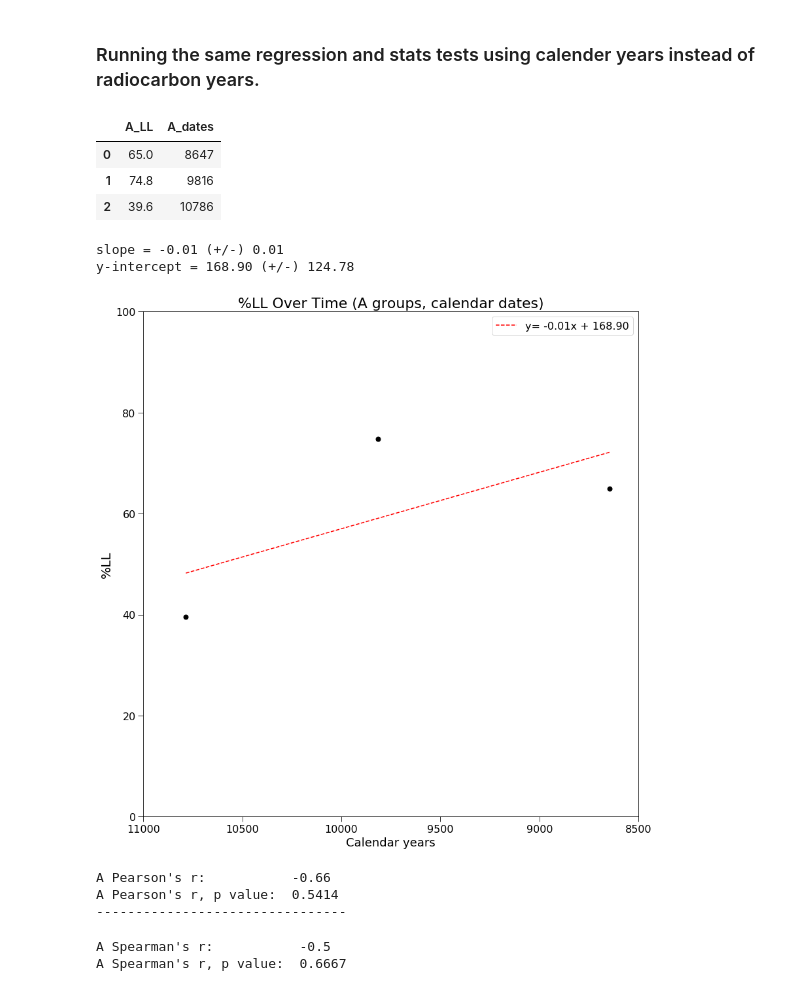
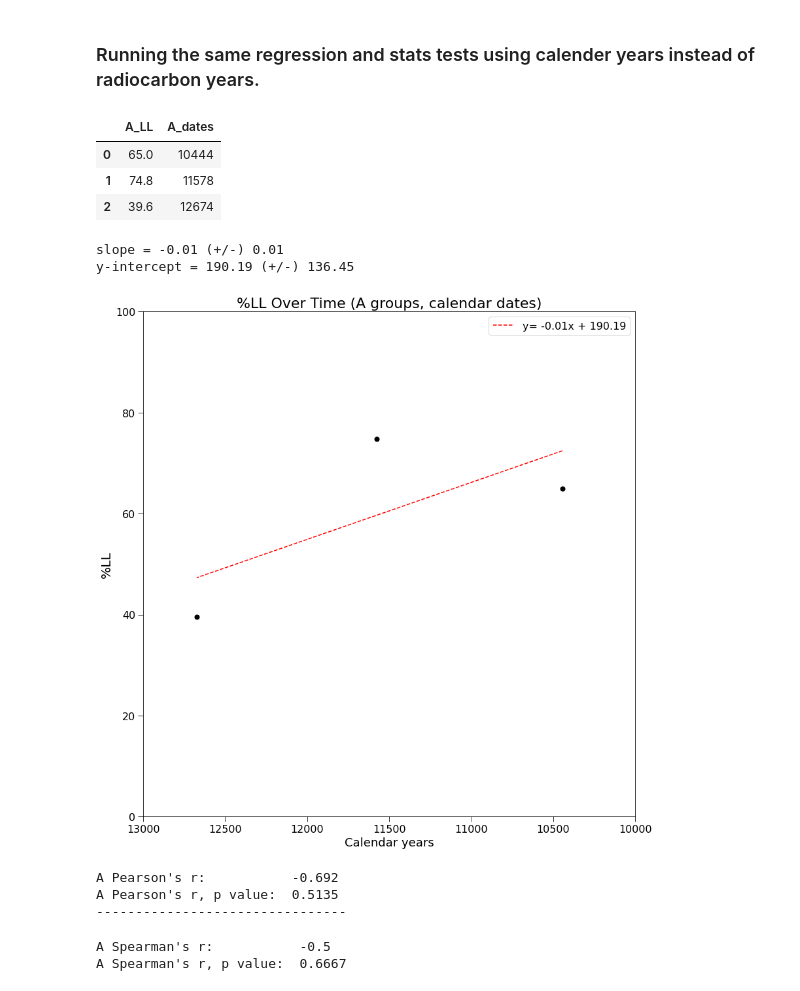
Before and after one commit to davehunt00/dhunt00_dissertation, a Jupyter notebook: Discoverability/notebooks/Landscape Learning - A Groups statistical tests.ipynb, the cells around one changed output. Drawn from its saved outputs; the diff is of its cells as text; code cells hidden in the pictures.

```diff
--- a/Discoverability/notebooks/Landscape Learning - A Groups statistical tests.ipynb
+++ b/Discoverability/notebooks/Landscape Learning - A Groups statistical tests.ipynb
@@ -821,7 +821,8 @@ strong multicollinearity or other numerical problems.
 ### Running the same regression and stats tests using calender years instead of radiocarbon years.
 # %%
 A_LL = [65.0, 74.8, 39.6]
-A_caldates = [8647, 9816, 10786]
+#A_caldates = [8647, 9816, 10786]
+A_caldates = [10444, 11578, 12674]
 #create dataset
 Acal_df = pd.DataFrame({'A_LL': A_LL,
                      'A_dates': A_caldates})
@@ -829,49 +830,49 @@ Acal_df = pd.DataFrame({'A_LL': A_LL,
 Acal_df
 # %% [output]
 |  | A_LL | A_dates |
-| 0 | 65.0 | 8647 |
-| 1 | 74.8 | 9816 |
-| 2 | 39.6 | 10786 |
+| 0 | 65.0 | 10444 |
+| 1 | 74.8 | 11578 |
+| 2 | 39.6 | 12674 |
 # %%
 fig = plt.figure(figsize=(12,12))
 gs = GridSpec(1,1)
 ax1 = fig.add_subplot(gs[0])
 
 ax1.plot(Acal_df.A_dates, Acal_df.A_LL, "ko", markersize=7)
 
 # popt_linear: this contains the fitting parameters
 # pcov_linear: estimated covariance of the fitting paramters
 popt_linear, pcov_linear = scipy.optimize.curve_fit(linear, Acal_df.A_dates, Acal_df.A_LL)
 perr_linear = np.sqrt(np.diag(pcov_linear))
 print ("slope = %0.2f (+/-) %0.2f" % (popt_linear[0], perr_linear[0]))
 print( "y-intercept = %0.2f (+/-) %0.2f" %(popt_linear[1], perr_linear[1]))
 
 ax1.plot(Acal_df.A_dates, linear(Acal_df.A_dates, *popt_linear), 'r--', label="y= %0.2fx + %0.2f" % (popt_linear[0], popt_linear[1]))
 
-ax1.set_xlim(11000,8500)
+ax1.set_xlim(13000,10000)
 ax1.set_ylim(0,100)
 
 ax1.set_title("%LL Over Time (A groups, calendar dates)", fontsize=22)
 ax1.set_ylabel("%LL",  fontsize=20)
 ax1.set_xlabel("Calendar years",  fontsize=18)
 ax1.legend(loc='best', fontsize=16)
 ax1.tick_params(axis='both',which='major', direction="out", bottom="on", length=8, labelsize=16)
 ax1.tick_params(axis='both',which='minor', direction="out", bottom="on", length=5, labelsize=16)
 fig.tight_layout()
 
 plt.savefig('Acal LL.png')
 # %% [output]
 slope = -0.01 (+/-) 0.01
-y-intercept = 168.90 (+/-) 124.78
+y-intercept = 190.19 (+/-) 136.45
-[figure, old version]
+[figure, new version]
 # %%
 A_pearson_r, A_pearson_r_pval = stats.pearsonr(A_LL, A_caldates)
 print("A Pearson's r:          ", str(round(A_pearson_r, 3)))
 print("A Pearson's r, p value: ", str(round(A_pearson_r_pval, 4)))
 print("--------------------------------")
 # %% [output]
-A Pearson's r:           -0.66
-A Pearson's r, p value:  0.5414
+A Pearson's r:           -0.692
+A Pearson's r, p value:  0.5135
 --------------------------------
 # %%
 A_spearman_r, A_spearman_r_pval = stats.spearmanr(A_LL, A_caldates)
```
Also changed, not shown: parts of 14 cells of this notebook, 1 other file.
